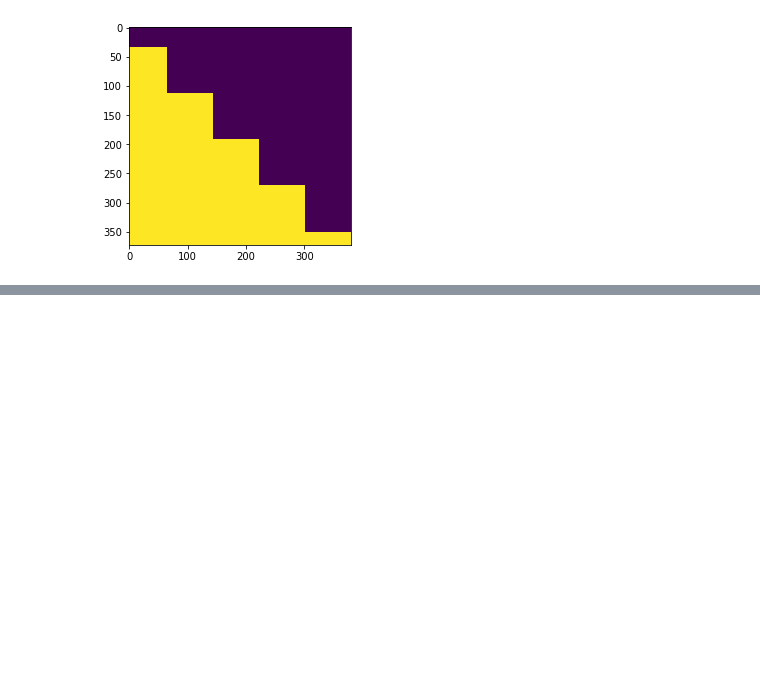
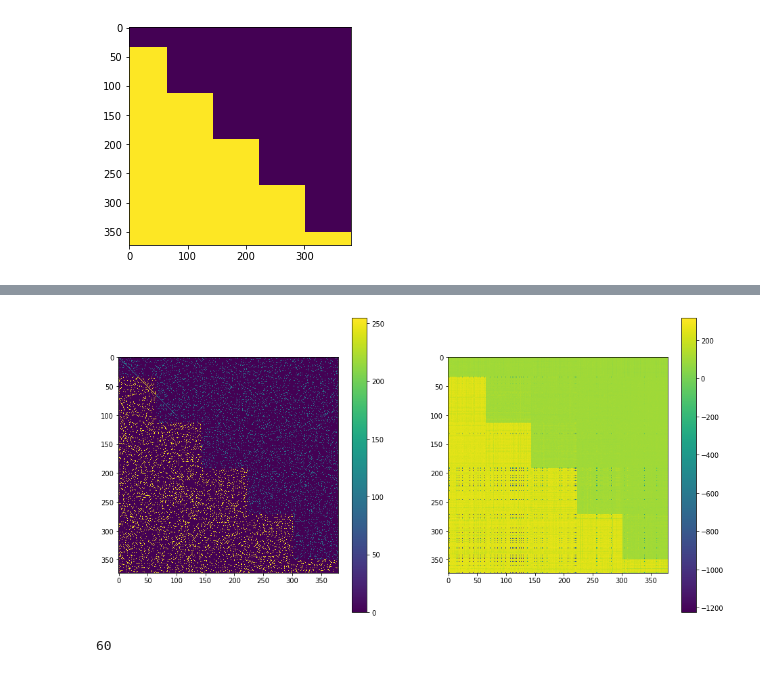
Before and after one commit to AlexanderRozhnov/matrix-filling, a Jupyter notebook: soft-input.ipynb, the cells around one changed output, grey strips where cells are left out. Drawn from its saved outputs; the diff is of its cells as text; code cells hidden in the pictures; blank space fills up the shorter version.

Commit message:
block matrix example

```diff
--- a/soft-input.ipynb
+++ b/soft-input.ipynb
@@ -139,0 +143,16 @@ NameError: name 'img' is not defined
+# %%
+# random init
+num = img.size // 10
+
+np.random.seed(25)
+row_ind = np.random.randint(0, img.shape[0], size=num)
+col_ind = np.random.randint(0, img.shape[1], size=num)
+
+row_ind = np.append(row_ind, np.arange(100))
+col_ind = np.append(col_ind, np.arange(100))
+
+X = sparse.csr_matrix((img[(row_ind, col_ind)], (row_ind, col_ind)), shape=img.shape)
+
+for i in range(1, 5):
+    X[X == 100 * i] = 100
+    X[X == 255 * i] = 255
@@ -139,0 +163,6 @@ NameError: name 'img' is not defined
+# %%
+soft_input = SoftInput(X)
+# %%
+lambdas = np.linspace(0, 100, 10)
+print(lambdas)
+lambdas, approximations = soft_input.fit(lambdas=lambdas, maxiter=2000, start_rank=100, tol=1e-6)
@@ -139,0 +178,17 @@ NameError: name 'img' is not defined
+# %%
+plt.figure(figsize=(16, 8))
+
+plt.subplot(121)
+plt.imshow(X.toarray())
+plt.colorbar()
+
+plt.subplot(122)
+plt.imshow(approximations[-1])
+plt.colorbar()
+plt.show()
+# %% [output]
+[figure, added]
+# %%
+np.linalg.matrix_rank(approximations[0])
+# %% [output]
+60
```
Also changed, not shown: parts of 5 cells of this notebook.
